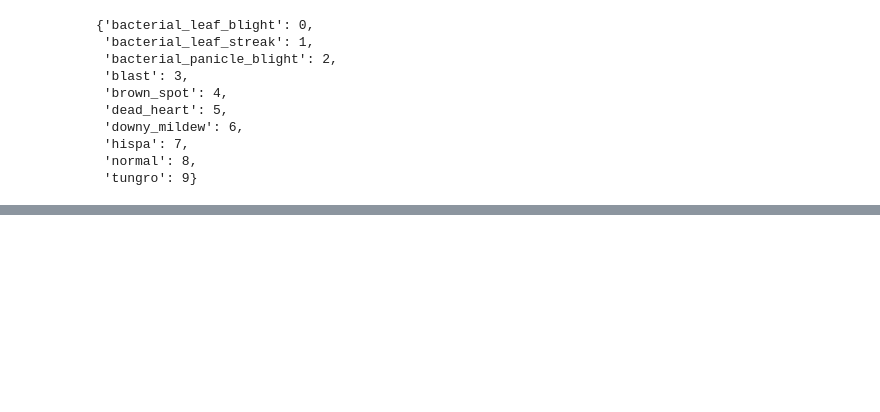
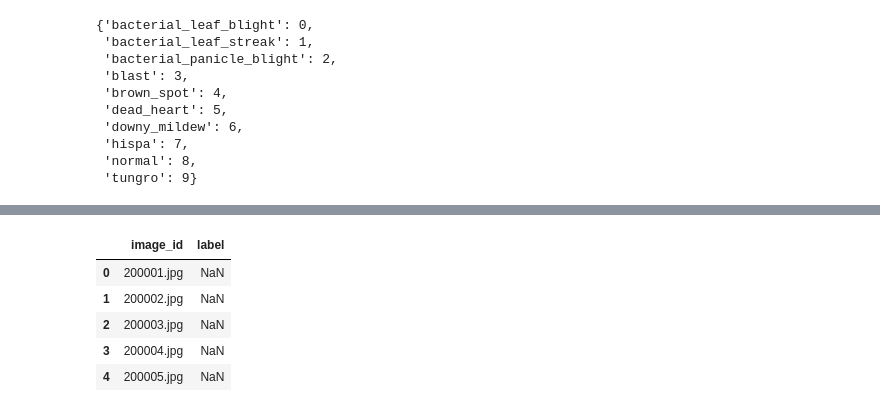
Before and after one commit to kvalaroutsos/Paddy_Classification_Kaggle, a Jupyter notebook: PADDY_cLASSIFICATION.ipynb, the cells around one changed output, grey strips where cells are left out. Saved outputs shown, nothing was run; the diff lists cells and outputs as text; code cells hidden in the pictures; blank space fills up the shorter version.

```diff
--- a/PADDY_cLASSIFICATION.ipynb
+++ b/PADDY_cLASSIFICATION.ipynb
@@ -279,0 +391,9 @@ train_image_gen.class_indices
+# %%
+df.head()
+# %% [output]
+|  | image_id | label |
+| 0 | 200001.jpg | NaN |
+| 1 | 200002.jpg | NaN |
+| 2 | 200003.jpg | NaN |
+| 3 | 200004.jpg | NaN |
+| 4 | 200005.jpg | NaN |
```
Also changed, not shown: parts of 52 cells of this notebook.
